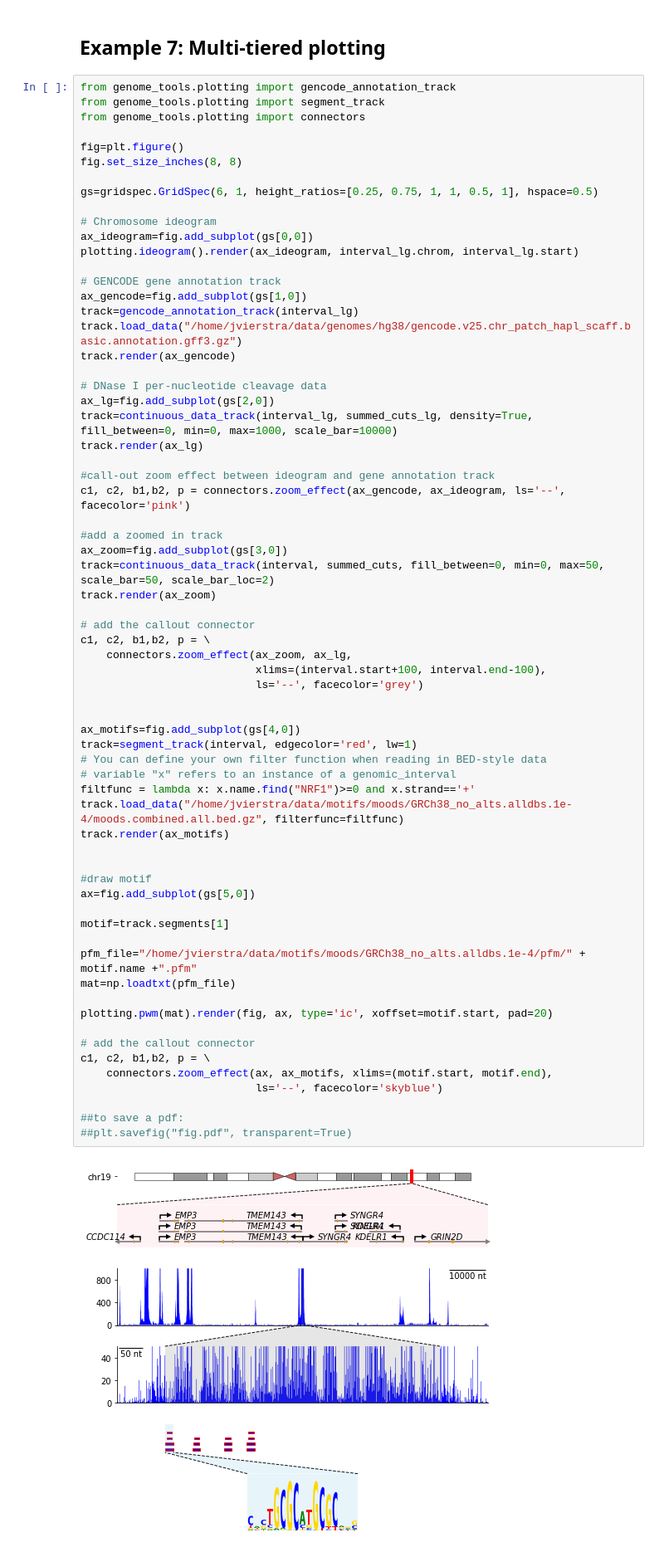
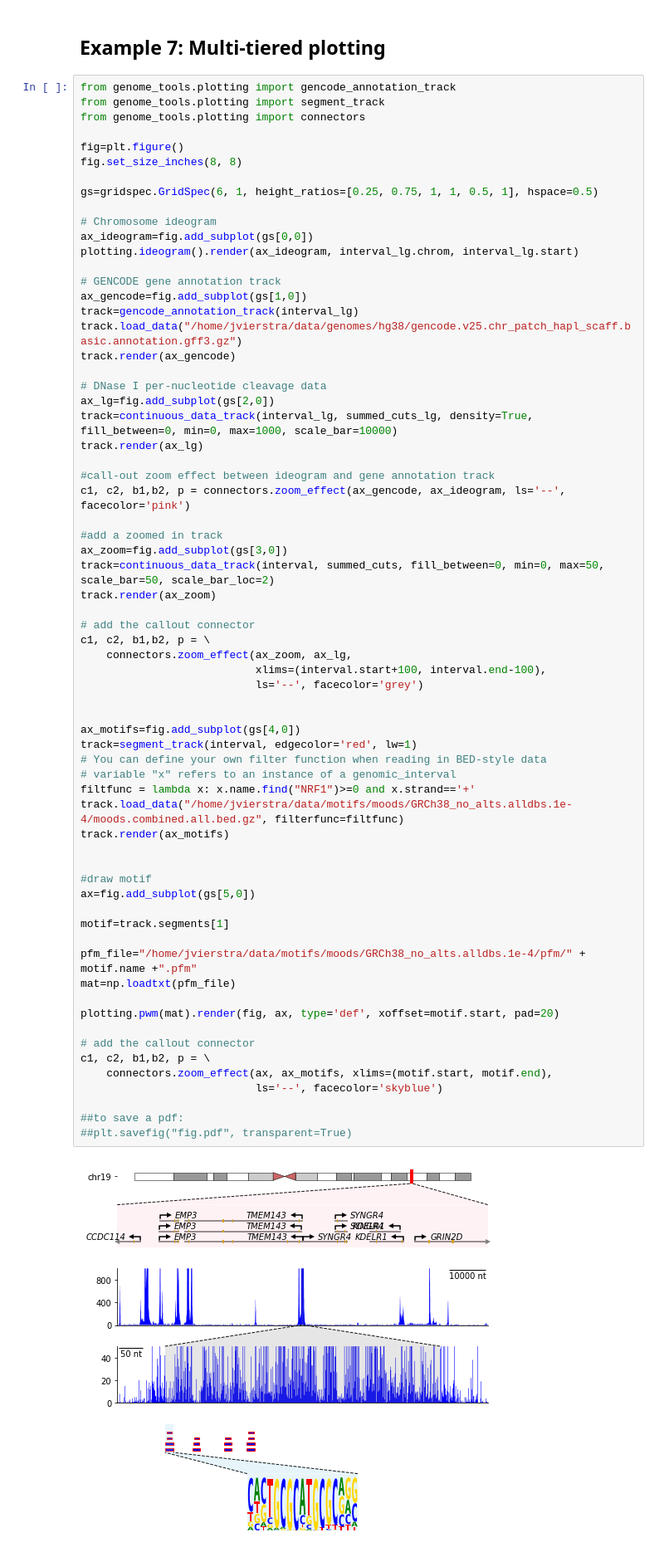
Before and after one commit to vierstralab/genome-tools, a Jupyter notebook: examples/UsageExamples.ipynb, the cells around one changed output. Shown at 83% size. Cells and saved outputs as stored; diff of their text form.

```diff
--- a/examples/UsageExamples.ipynb
+++ b/examples/UsageExamples.ipynb
@@ -223,32 +223,32 @@ c1, c2, b1,b2, p = \
                            xlims=(interval.start+100, interval.end-100),
                            ls='--', facecolor='grey')
 
 
 ax_motifs=fig.add_subplot(gs[4,0])
 track=segment_track(interval, edgecolor='red', lw=1)
 # You can define your own filter function when reading in BED-style data
 # variable "x" refers to an instance of a genomic_interval
 filtfunc = lambda x: x.name.find("NRF1")>=0 and x.strand=='+'
 track.load_data("/home/jvierstra/data/motifs/moods/GRCh38_no_alts.alldbs.1e-4/moods.combined.all.bed.gz", filterfunc=filtfunc)
 track.render(ax_motifs)
 
 
 #draw motif
 ax=fig.add_subplot(gs[5,0])
 
 motif=track.segments[1]
 
 pfm_file="/home/jvierstra/data/motifs/moods/GRCh38_no_alts.alldbs.1e-4/pfm/" + motif.name +".pfm"
 mat=np.loadtxt(pfm_file)
 
-plotting.pwm(mat).render(fig, ax, type='ic', xoffset=motif.start, pad=20)
+plotting.pwm(mat).render(fig, ax, type='def', xoffset=motif.start, pad=20)
 
 # add the callout connector
 c1, c2, b1,b2, p = \
     connectors.zoom_effect(ax, ax_motifs, xlims=(motif.start, motif.end),
                            ls='--', facecolor='skyblue')
 
 ##to save a pdf:
 ##plt.savefig("fig.pdf", transparent=True)
 # %% [output]
-[figure, old version]
+[figure, new version]
```
